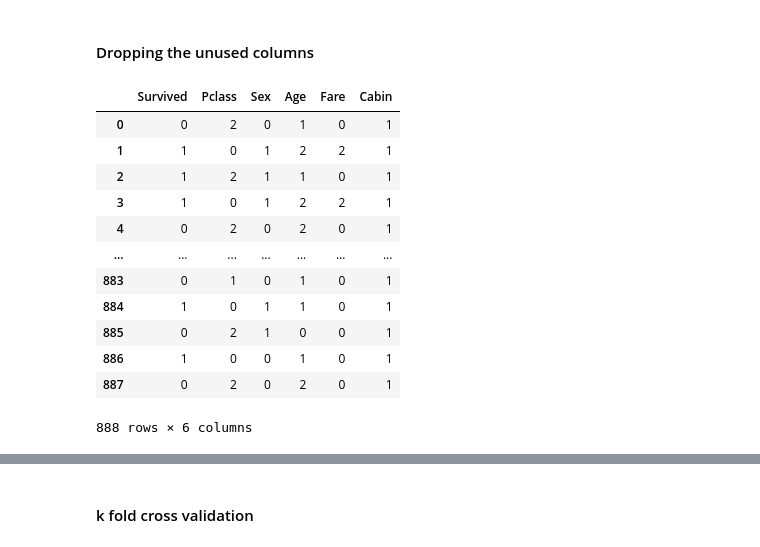
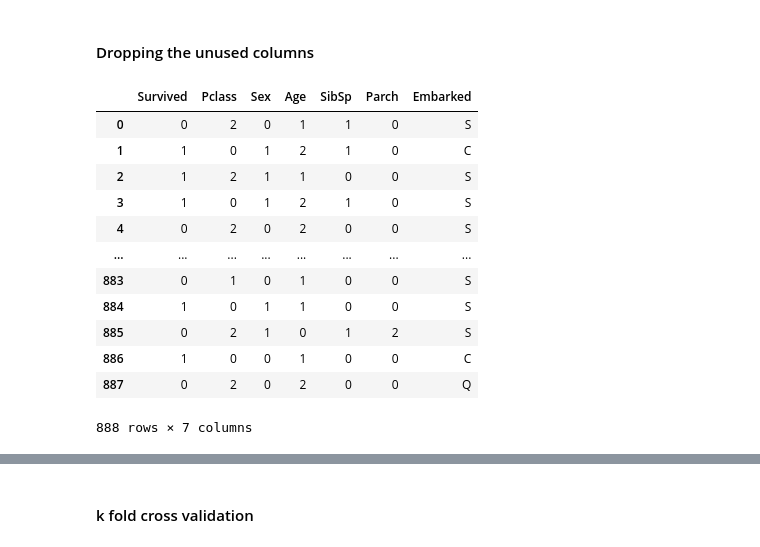
Before and after one commit to sashanksilwal/CRSLR, a Jupyter notebook: Sashank/Week4/Week4-June14.ipynb, the cells around one changed output, grey strips where cells are left out. Cells and saved outputs as stored; diff of their text form; code cells hidden in the pictures.

```diff
--- a/Sashank/Week4/Week4-June14.ipynb
+++ b/Sashank/Week4/Week4-June14.ipynb
@@ -50,29 +40,33 @@ data.loc[data.Age >= 45, 'Age'] = 3
 # %%
-data.loc[data.Cabin.isnull(), 'Cabin'] = 0
-data.loc[data.Cabin.notnull(), 'Cabin'] = 1
+df.loc[df.Cabin.isnull(), 'Cabin'] = 0
+df.loc[df.Cabin.notnull(), 'Cabin'] = 1
 # %%
-data.loc[data.Sex == 'male', 'Sex'] = 0
-data.loc[data.Sex == 'female', 'Sex'] = 1
+df.loc[df.Sex == 'male', 'Sex'] = 0
+df.loc[df.Sex == 'female', 'Sex'] = 1
+# %%
+df.loc[df.Sex == 'S', 'Embarked'] = 0
+df.loc[df.Sex == 'C', 'Embarked'] = 1
+df.loc[df.Sex == 'Q', 'Embarked'] = 1
 # %% [markdown]
 #### Dropping the unused columns
 # %%
-to_drop = ['PassengerId', 'Name', 'SibSp', 'Parch', 'Ticket', 'Embarked']
-final = data.drop(columns = to_drop, axis=1)
+to_drop = ['PassengerId', 'Name', 'Cabin', 'Ticket', 'Fare']
+final_df = df.drop(columns = to_drop, axis=1)
 # %%
-final.Age = final.Age.astype(int)
-final
+final_df.Age = final_df.Age.astype(int)
+final_df
 # %% [output]
-|  | Survived | Pclass | Sex | Age | Fare | Cabin |
-| 0 | 0 | 2 | 0 | 1 | 0 | 1 |
-| 1 | 1 | 0 | 1 | 2 | 2 | 1 |
-| 2 | 1 | 2 | 1 | 1 | 0 | 1 |
-| 3 | 1 | 0 | 1 | 2 | 2 | 1 |
-| 4 | 0 | 2 | 0 | 2 | 0 | 1 |
-| ... | ... | ... | ... | ... | ... | ... |
-| 883 | 0 | 1 | 0 | 1 | 0 | 1 |
-| 884 | 1 | 0 | 1 | 1 | 0 | 1 |
-| 885 | 0 | 2 | 1 | 0 | 0 | 1 |
-| 886 | 1 | 0 | 0 | 1 | 0 | 1 |
-| 887 | 0 | 2 | 0 | 2 | 0 | 1 |
+|  | Survived | Pclass | Sex | Age | SibSp | Parch | Embarked |
+| 0 | 0 | 2 | 0 | 1 | 1 | 0 | S |
+| 1 | 1 | 0 | 1 | 2 | 1 | 0 | C |
+| 2 | 1 | 2 | 1 | 1 | 0 | 0 | S |
+| 3 | 1 | 0 | 1 | 2 | 1 | 0 | S |
+| 4 | 0 | 2 | 0 | 2 | 0 | 0 | S |
+| ... | ... | ... | ... | ... | ... | ... | ... |
+| 883 | 0 | 1 | 0 | 1 | 0 | 0 | S |
+| 884 | 1 | 0 | 1 | 1 | 0 | 0 | S |
+| 885 | 0 | 2 | 1 | 0 | 1 | 2 | S |
+| 886 | 1 | 0 | 0 | 1 | 0 | 0 | C |
+| 887 | 0 | 2 | 0 | 2 | 0 | 0 | Q |
-888 rows × 6 columns
+888 rows × 7 columns
 # %%
```
Also changed, not shown: parts of 20 cells of this notebook, 2 other files.
